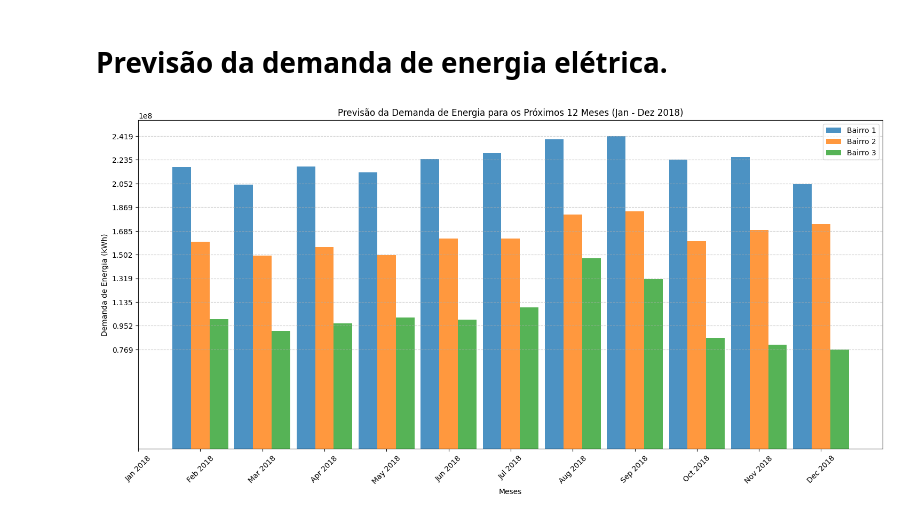
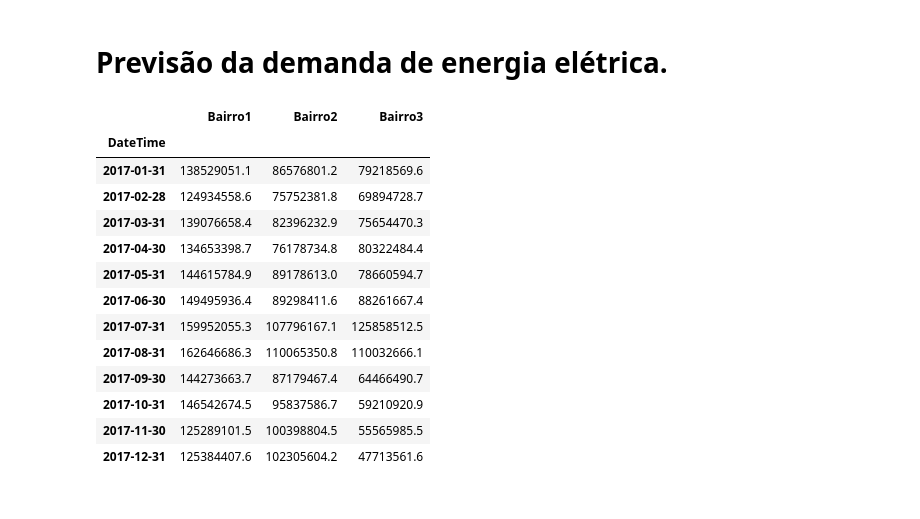
Before and after one commit to DanielMF14/Analise_Consumo_de_energia_Tetuan, a Jupyter notebook: previsao_de_demanda.ipynb, the cells around one changed output. Saved outputs shown, nothing was run; the diff lists cells and outputs as text; code cells hidden in the pictures.

```diff
--- a/previsao_de_demanda.ipynb
+++ b/previsao_de_demanda.ipynb
@@ -360,34 +339,19 @@ df_intervalos = {bairro: intervalos[bairro] for bairro in bairros}
-# %%
-# Garantir que as previsões começam em janeiro de 2018 e vão até dezembro de 2018
-df_previsoes.index = pd.date_range(start="2018-01-01", periods=12, freq='M')
-
-# Configurar tamanho do gráfico
-plt.figure(figsize=(18, 8))
-
-# Criar posições para as barras
-meses = df_previsoes.index.strftime('%b %Y')  # Formatar datas para exibição no eixo x
-x = np.arange(len(meses))  # Posições no eixo x
-largura = 0.3  # Largura das barras
-
-# Criar barras para cada bairro
-plt.bar(x - largura, df_previsoes["Bairro1"], width=largura, label="Bairro 1", alpha=0.8)
-plt.bar(x, df_previsoes["Bairro2"], width=largura, label="Bairro 2", alpha=0.8)
-plt.bar(x + largura, df_previsoes["Bairro3"], width=largura, label="Bairro 3", alpha=0.8)
-
-# Adicionar rótulos nos eixos
-plt.xticks(x, meses, rotation=45)
-plt.xlabel("Meses")
-plt.ylabel("Demanda de Energia (kWh)")
-plt.title("Previsão da Demanda de Energia para os Próximos 12 Meses (Jan - Dez 2018)")
-
-# Garantir que o eixo Y tenha valores visíveis
-plt.yticks(np.linspace(df_previsoes.min().min(), df_previsoes.max().max(), num=10))  # Ajustar os valores do eixo Y
-
-# Melhorar a visualização
-plt.legend()
-plt.grid(axis="y", linestyle="--", alpha=0.6)
-
-# Exibir gráfico
-plt.show()
-# %% [output]
-[figure, removed]
+# %%
+# Criamos um Dataframe somente com o consumo mensal dos bairros:
+df_mensal_bairros = df_mensal[['Bairro1', 'Bairro2', 'Bairro3']].copy()
+df_mensal_bairros
+# %% [output]
+|  | Bairro1 | Bairro2 | Bairro3 |
+| DateTime |  |  |  |
+| 2017-01-31 | 138529051.1 | 86576801.2 | 79218569.6 |
+| 2017-02-28 | 124934558.6 | 75752381.8 | 69894728.7 |
+| 2017-03-31 | 139076658.4 | 82396232.9 | 75654470.3 |
+| 2017-04-30 | 134653398.7 | 76178734.8 | 80322484.4 |
+| 2017-05-31 | 144615784.9 | 89178613.0 | 78660594.7 |
+| 2017-06-30 | 149495936.4 | 89298411.6 | 88261667.4 |
+| 2017-07-31 | 159952055.3 | 107796167.1 | 125858512.5 |
+| 2017-08-31 | 162646686.3 | 110065350.8 | 110032666.1 |
+| 2017-09-30 | 144273663.7 | 87179467.4 | 64466490.7 |
+| 2017-10-31 | 146542674.5 | 95837586.7 | 59210920.9 |
+| 2017-11-30 | 125289101.5 | 100398804.5 | 55565985.5 |
+| 2017-12-31 | 125384407.6 | 102305604.2 | 47713561.6 |
```
Also changed, not shown: parts of 4 cells of this notebook.
